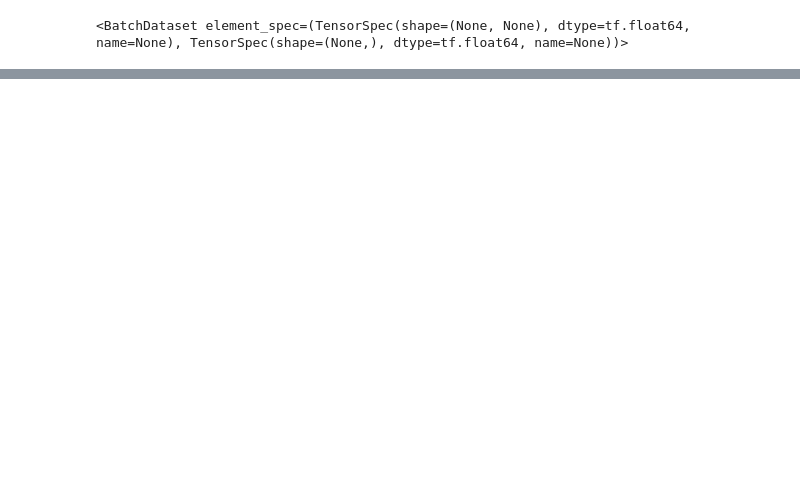
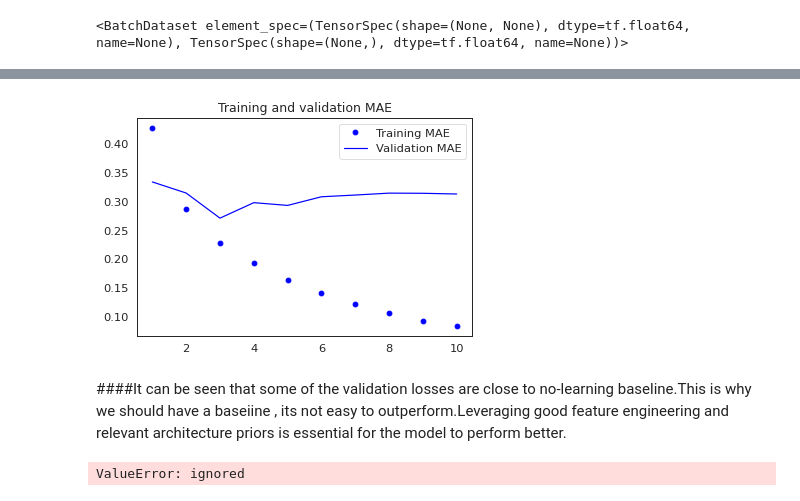
Before and after one commit to Chirag314/Monthly-supply-of-houses-in-US, a Jupyter notebook: Monthly_supply_of_new_house.ipynb, the cells around one changed output, grey strips where cells are left out. Saved outputs shown, nothing was run; the diff lists cells and outputs as text; code cells hidden in the pictures; blank space fills up the shorter version.

```diff
--- a/Monthly_supply_of_new_house.ipynb
+++ b/Monthly_supply_of_new_house.ipynb
@@ -332,0 +331,43 @@ Test MAE: 0.57
+# %%
+#Plot results
+loss=history.history['mae']
+val_loss=history.history['val_mae']
+epochs=range(1,len(loss)+1)
+plt.figure()
+plt.plot(epochs, loss,'bo',label='Training MAE')
+plt.plot(epochs, val_loss,'b',label='Validation MAE')
+plt.title("Training and validation MAE")
+plt.legend()
+plt.show()
+# %% [output]
+[figure, added]
+# %% [markdown]
+####It can be seen that some of the validation losses are close to no-learning baseline.This is why we should have a baseiine , its not easy to outperform.Leveraging good feature engineering and relevant architecture priors is essential for the model to perform better.
+# %%
+# Lets try 1D Convolution model
+inputs=tf.keras.Input(shape=(12))
+x=tf.keras.layers.Conv1D(8,24,activation='relu')(inputs)
+x=tf.keras.layers.MaxPool1D(2)(x)
+x=tf.keras.layers.Conv1D(8,12,activation='relu')(inputs)
+x=tf.keras.layers.MaxPool1D(2)(x)
+x=tf.keras.layers.Conv1D(8,6,activation='relu')(inputs)
+x=tf.keras.layers.GlobalAveragePooling1D()(x)
+outputs=tf.keras.layers.Dense(1)(x)
+
+model=tf.keras.Model(inputs,outputs)
+
+callbacks=[
+           tf.keras.callbacks.ModelCheckpoint("best_conv.keras",save_best_only=True)
+           ]
+
+model.compile(optimizer='rmsprop',loss='mse',metrics=['mae'])
+model.summary()
+history=model.fit(train_dataset,
+                  epochs=10,
+                  validation_data=val_dataset,
+                  callbacks=callbacks)
+
+model=tf.keras.models.load_model("best_conv.keras")
+print(f"Test MAE: {model.evaluate(test_dataset)[1]:.2f}")
+# %% [output]
+ValueError: ignored
```
Also changed, not shown: parts of 5 cells of this notebook.
